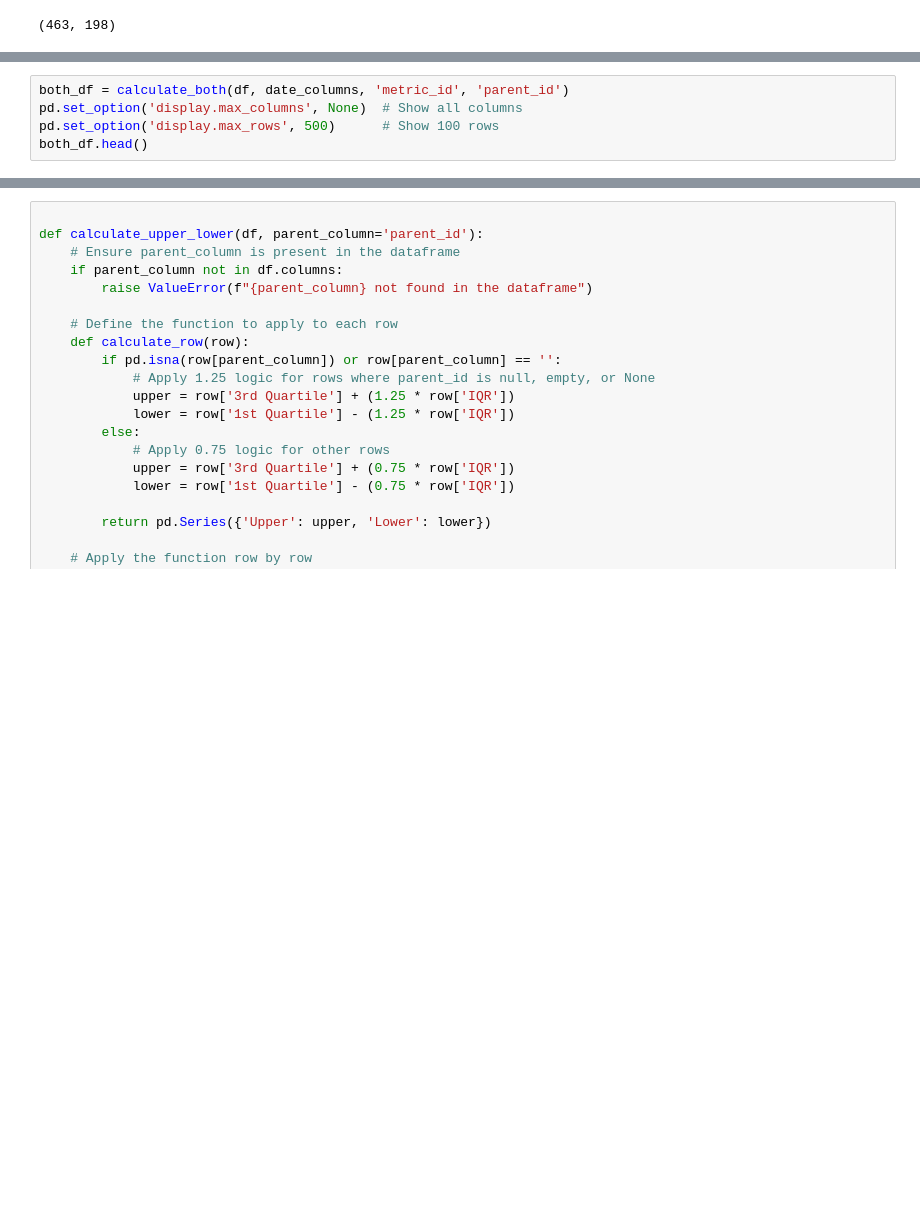
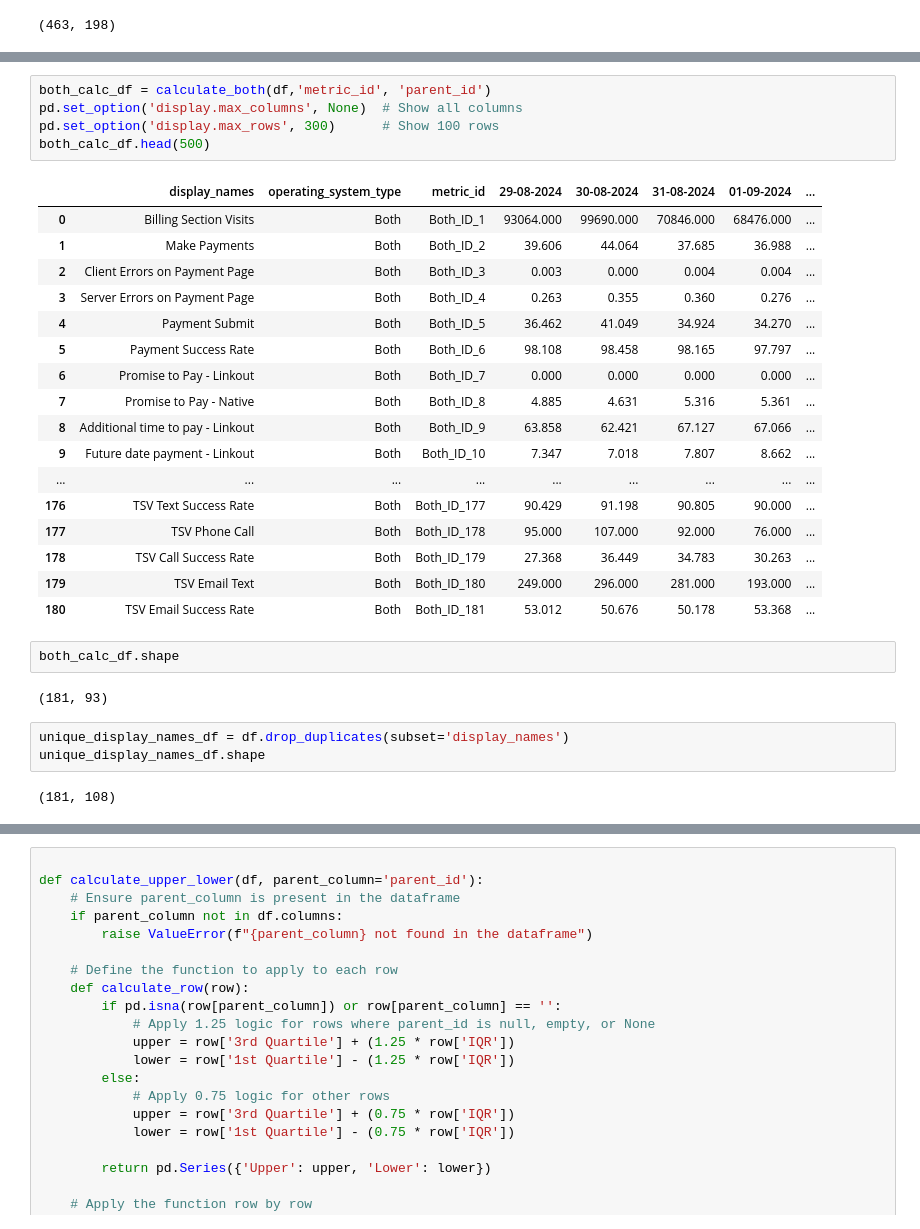
Before and after one commit to gokul-r-7/MyCodes, a Jupyter notebook: Healthscore Codes/healthscore_dashboard_new.ipynb, the cells around one changed output, grey strips where cells are left out. Cells and saved outputs as stored; diff of their text form; blank space fills up the shorter version.

```diff
--- a/Healthscore Codes/healthscore_dashboard_new.ipynb
+++ b/Healthscore Codes/healthscore_dashboard_new.ipynb
@@ -437,5 +322,0 @@ def calculate_both(df, datecolumns, metricid, parentid):
-# %%
-both_df = calculate_both(df, date_columns, 'metric_id', 'parent_id')
-pd.set_option('display.max_columns', None)  # Show all columns
-pd.set_option('display.max_rows', 500)      # Show 100 rows
-both_df.head()
@@ -509,0 +424,32 @@ quartiles_iqr_df.shape
+# %%
+both_calc_df = calculate_both(df,'metric_id', 'parent_id')
+pd.set_option('display.max_columns', None)  # Show all columns
+pd.set_option('display.max_rows', 300)      # Show 100 rows
+both_calc_df.head(500)
+# %% [output]
+|  | display_names | operating_system_type | metric_id | 29-08-2024 | 30-08-2024 | 31-08-2024 | 01-09-2024 | ... |
+| 0 | Billing Section Visits | Both | Both_ID_1 | 93064.000 | 99690.000 | 70846.000 | 68476.000 | ... |
+| 1 | Make Payments | Both | Both_ID_2 | 39.606 | 44.064 | 37.685 | 36.988 | ... |
+| 2 | Client Errors on Payment Page | Both | Both_ID_3 | 0.003 | 0.000 | 0.004 | 0.004 | ... |
+| 3 | Server Errors on Payment Page | Both | Both_ID_4 | 0.263 | 0.355 | 0.360 | 0.276 | ... |
+| 4 | Payment Submit | Both | Both_ID_5 | 36.462 | 41.049 | 34.924 | 34.270 | ... |
+| 5 | Payment Success Rate | Both | Both_ID_6 | 98.108 | 98.458 | 98.165 | 97.797 | ... |
+| 6 | Promise to Pay - Linkout | Both | Both_ID_7 | 0.000 | 0.000 | 0.000 | 0.000 | ... |
+| 7 | Promise to Pay - Native | Both | Both_ID_8 | 4.885 | 4.631 | 5.316 | 5.361 | ... |
+| 8 | Additional time to pay - Linkout | Both | Both_ID_9 | 63.858 | 62.421 | 67.127 | 67.066 | ... |
+| 9 | Future date payment - Linkout | Both | Both_ID_10 | 7.347 | 7.018 | 7.807 | 8.662 | ... |
+| ... | ... | ... | ... | ... | ... | ... | ... | ... |
+| 176 | TSV Text Success Rate | Both | Both_ID_177 | 90.429 | 91.198 | 90.805 | 90.000 | ... |
+| 177 | TSV Phone Call | Both | Both_ID_178 | 95.000 | 107.000 | 92.000 | 76.000 | ... |
+| 178 | TSV Call Success Rate | Both | Both_ID_179 | 27.368 | 36.449 | 34.783 | 30.263 | ... |
+| 179 | TSV Email Text | Both | Both_ID_180 | 249.000 | 296.000 | 281.000 | 193.000 | ... |
+| 180 | TSV Email Success Rate | Both | Both_ID_181 | 53.012 | 50.676 | 50.178 | 53.368 | ... |
+# %%
+both_calc_df.shape
+# %% [output]
+(181, 93)
+# %%
+unique_display_names_df = df.drop_duplicates(subset='display_names')
+unique_display_names_df.shape
+# %% [output]
+(181, 108)
```
Also changed, not shown: parts of 67 cells of this notebook.
